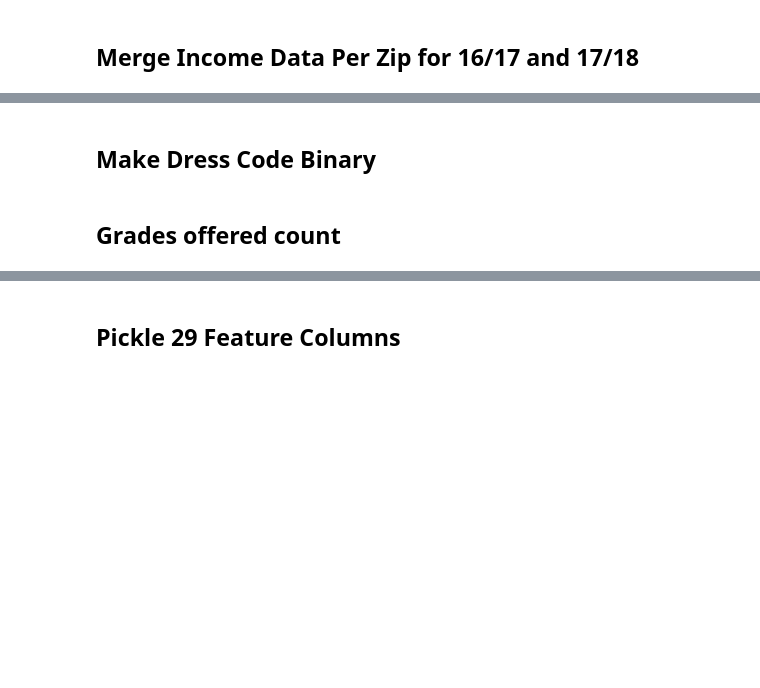
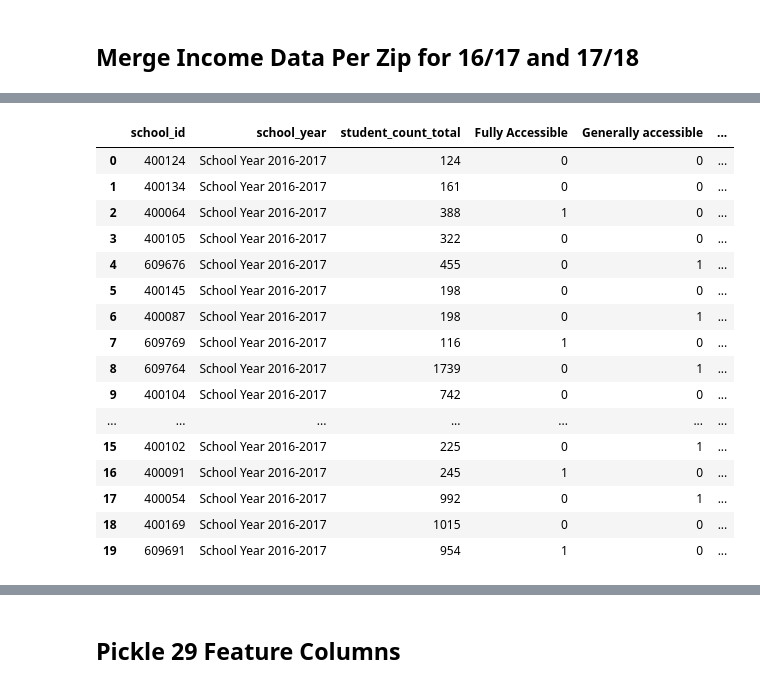
Before and after one commit to j-max/CPS_GradRate_Analysis, a Jupyter notebook: 02_feature_engineering.ipynb, the cells around one changed output, grey strips where cells are left out. Cells and saved outputs as stored; diff of their text form; code cells hidden in the pictures; blank space fills up the shorter version.

```diff
--- a/02_feature_engineering.ipynb
+++ b/02_feature_engineering.ipynb
@@ -299,4 +499,0 @@ for line in line_list:
-# %%
-df = pd.merge(df, el_df, on='School_ID')
-# %%
-df.drop(columns = ['Transportation_El'], inplace=True)
@@ -305,10 +500,20 @@ df.info()
-# %% [markdown]
-## Make Dress Code Binary
-# %%
-df["Dress_Code_dummie"] = pd.get_dummies(df['Dress_Code'], drop_first = True)
-# %%
-df.drop(columns='Dress_Code', inplace=True)
 # %%
-df.head()
+df.head(20)
+# %% [output]
+|  | school_id | school_year | student_count_total | Fully Accessible | Generally accessible | ... |
+| 0 | 400124 | School Year 2016-2017 | 124 | 0 | 0 | ... |
+| 1 | 400134 | School Year 2016-2017 | 161 | 0 | 0 | ... |
+| 2 | 400064 | School Year 2016-2017 | 388 | 1 | 0 | ... |
+| 3 | 400105 | School Year 2016-2017 | 322 | 0 | 0 | ... |
+| 4 | 609676 | School Year 2016-2017 | 455 | 0 | 1 | ... |
+| 5 | 400145 | School Year 2016-2017 | 198 | 0 | 0 | ... |
+| 6 | 400087 | School Year 2016-2017 | 198 | 0 | 1 | ... |
+| 7 | 609769 | School Year 2016-2017 | 116 | 1 | 0 | ... |
+| 8 | 609764 | School Year 2016-2017 | 1739 | 0 | 1 | ... |
+| 9 | 400104 | School Year 2016-2017 | 742 | 0 | 0 | ... |
+| ... | ... | ... | ... | ... | ... | ... |
+| 15 | 400102 | School Year 2016-2017 | 225 | 0 | 1 | ... |
+| 16 | 400091 | School Year 2016-2017 | 245 | 1 | 0 | ... |
+| 17 | 400054 | School Year 2016-2017 | 992 | 0 | 1 | ... |
+| 18 | 400169 | School Year 2016-2017 | 1015 | 0 | 0 | ... |
+| 19 | 609691 | School Year 2016-2017 | 954 | 1 | 0 | ... |
-# %% [markdown]
-## Grades offered count
```
Also changed, not shown: parts of 120 cells of this notebook.
